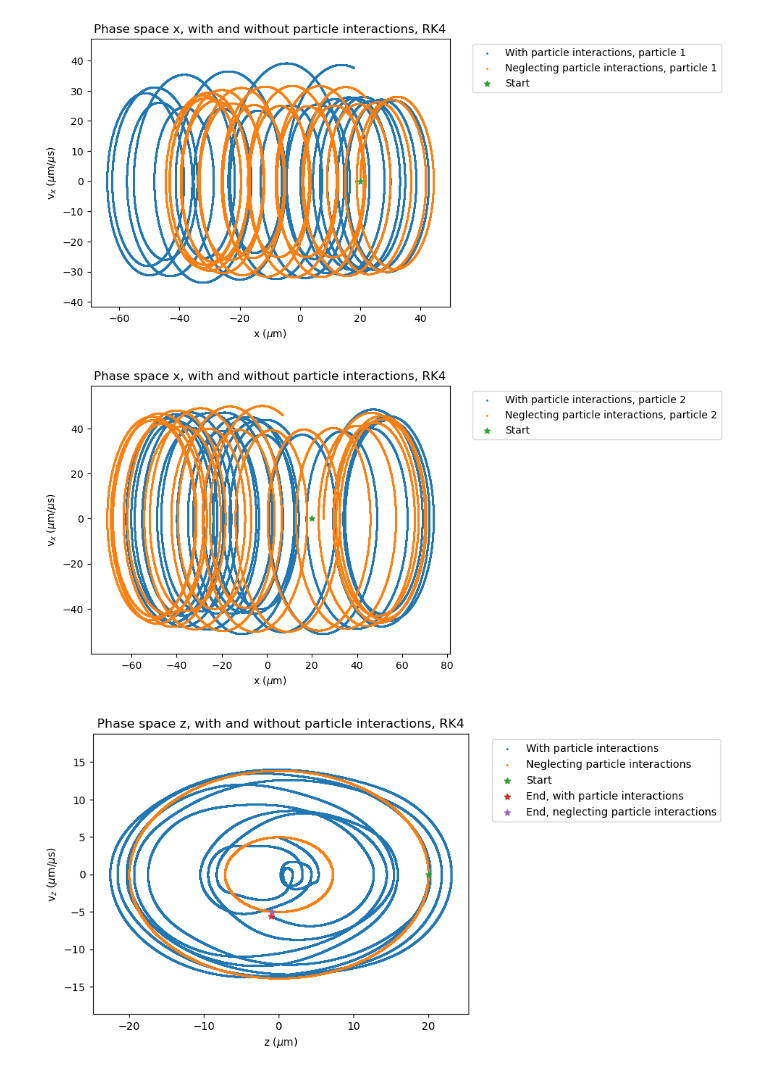
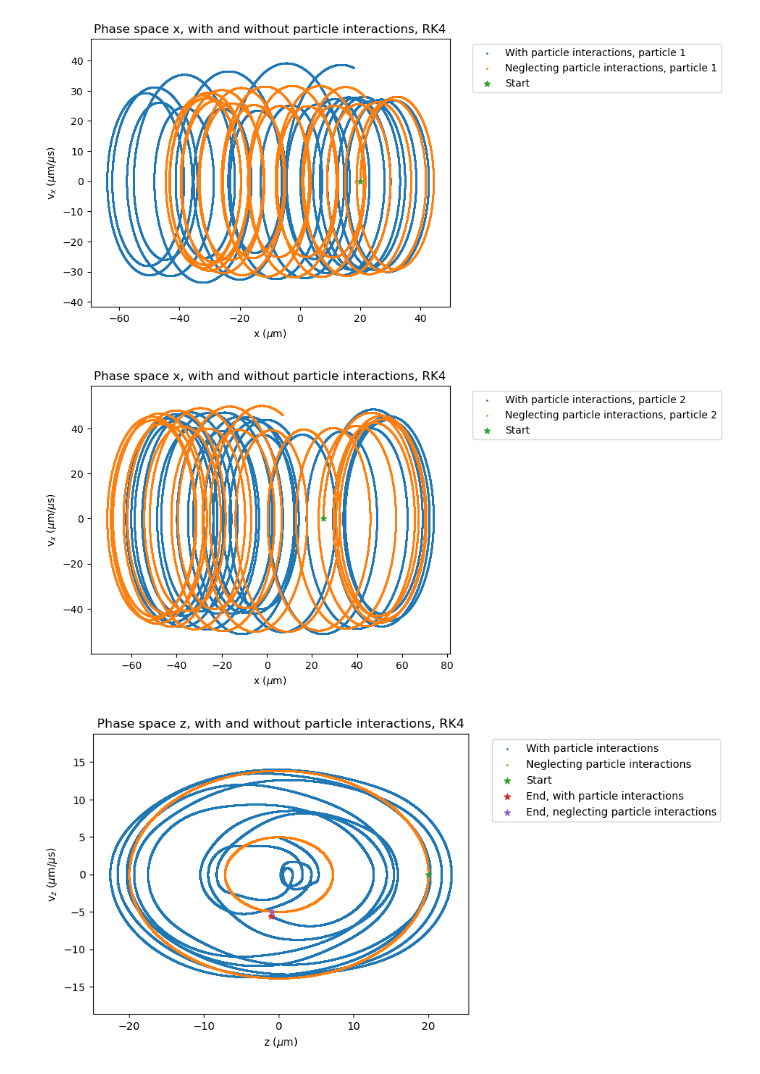
Before and after one commit to BrittHaanen15/Project3-final-version, a Jupyter notebook: Plotting/Plotting_one_and_two_particle.ipynb, the cells around one changed output. Saved outputs shown, nothing was run; the diff lists cells and outputs as text; code cells hidden in the pictures.

```diff
--- a/Plotting/Plotting_one_and_two_particle.ipynb
+++ b/Plotting/Plotting_one_and_two_particle.ipynb
@@ -165,15 +166,15 @@ plt.savefig('../Figures/x plhase space with and without interactions, particle 1
 # %%
 plt.scatter(with_data_2['x'], with_data_2['vx'], s=1, label='With particle interactions, particle 2')
 plt.scatter(without_data_2['x'], without_data_2['vx'], s=1, label='Neglecting particle interactions, particle 2')
-plt.scatter(with_data['x'][0], with_data['vx'][0], marker='*', label='Start')
+plt.scatter(with_data_2['x'].iloc[0], with_data_2['vx'].iloc[0], marker='*', label='Start')
 plt.axis('equal')
 plt.legend(bbox_to_anchor=(1.05, 1), loc='upper left')
 plt.title('Phase space x, with and without particle interactions, RK4')
 plt.xlabel(r'x ($\mu$m)')
 plt.ylabel(r'v$_x$ ($\mu$m/$\mu$s)')
 plt.savefig('../Figures/x plhase space with and without interactions, particle 2.pdf', bbox_inches='tight')
 # %% [output]
-[figure, old version]
+[figure, new version]
 # %%
 plt.scatter(with_data['z'], with_data['vz'], s=1, label='With particle interactions')
 plt.scatter(without_data['z'], without_data['vz'], s=1, label='Neglecting particle interactions')
```
Also changed, not shown: parts of 1 cell of this notebook, 10 other files.
